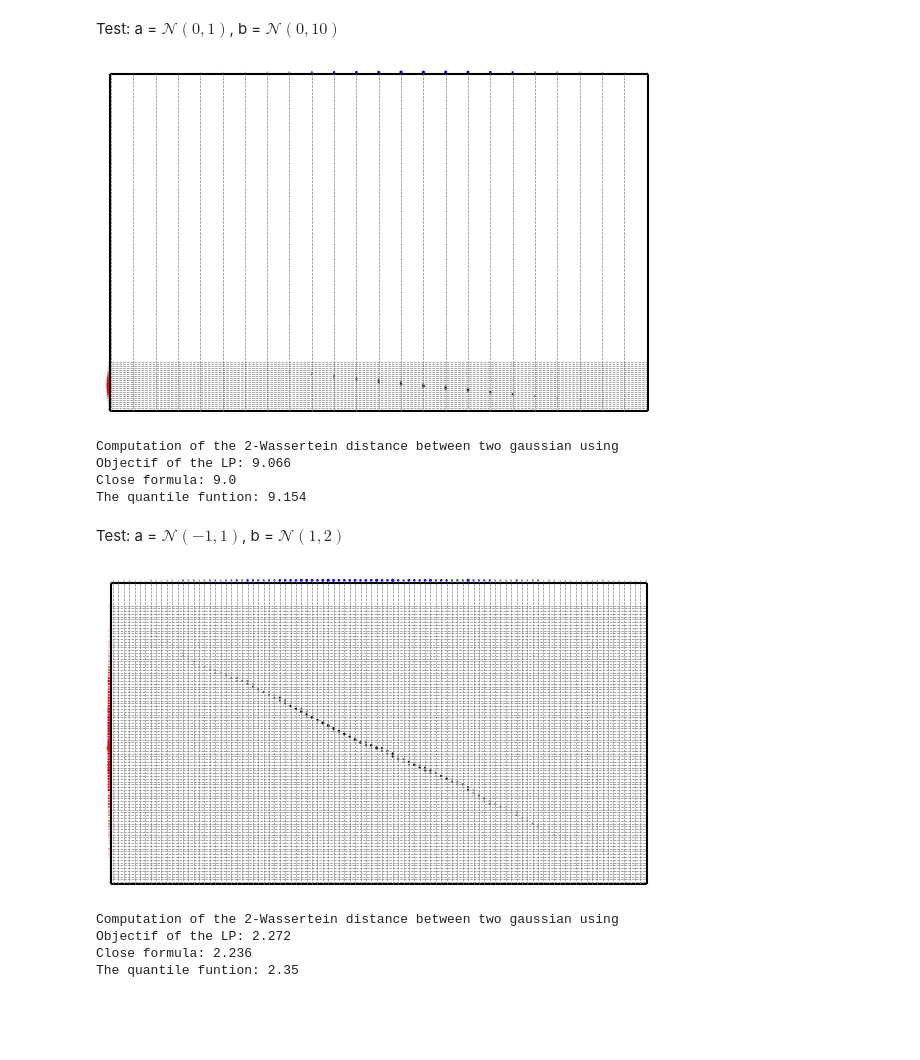
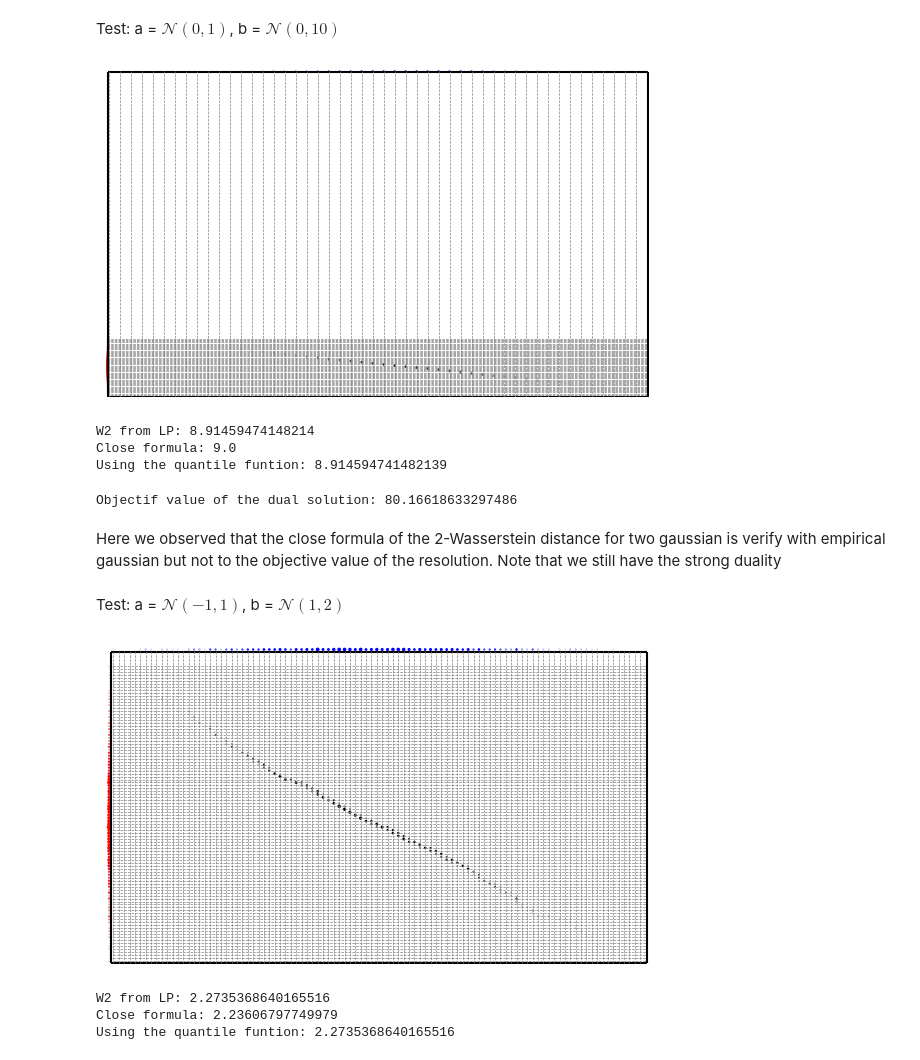
Before and after one commit to Nemo-phi/pt-ogre-ot, a Jupyter notebook: notebooks/notebook1.ipynb, the cells around one changed output. Drawn from its saved outputs; the diff is of its cells as text; code cells hidden in the pictures; blank space fills up the shorter version.

Commit message:
Change the notebook (#14)
* fix: correct 1D Wasserstein computation

* docs: update Phase 1 notebook results

```diff
--- a/notebooks/notebook1.ipynb
+++ b/notebooks/notebook1.ipynb
@@ -206,36 +204,39 @@ We observe that all values are closed
 # %% [markdown]
 Test: a = $\mathcal{N}(0, 1)$, b = $\mathcal{N}(0, 10)$
 # %%
-a7,x7,b7,y7,C7 = gaussian_gen(0,1,0,10, N=5000, n=25)
+a7,x7,b7,y7,C7 = gaussian_gen(0,1,0,10, N=5000, n=50)
 P7, obj7p = otdiscrete_primal(a7,b7,C7)
 
 plot_1D_transport(a7,x7,b7,y7,P7)
 
-print("Computation of the 2-Wassertein distance between two gaussian using" )
-print(f"Objectif of the LP: {np.sqrt(obj7p):.4g}")
+print("W2 from LP:", np.sqrt(obj7p))
 print("Close formula:", Gaussian_W2(0,1,0,10))
-print(f"The quantile funtion: {Wp_discrete(a7,x7,b7,y7,2):.4g}")
+print("Using the quantile funtion:", Wp_discrete(a7,x7,b7,y7,2))
 # %% [output]
-[figure, old version]
+[figure, new version]
-Computation of the 2-Wassertein distance between two gaussian using
-Objectif of the LP: 9.066
+W2 from LP: 8.91459474148214
 Close formula: 9.0
-The quantile funtion: 9.154
+Using the quantile funtion: 8.914594741482139
+# %%
+f7,g7, obj7d = otdiscrete_dual(a7,b7,C7)
+print("Objectif value of the dual solution:", obj7d)
+# %% [output]
+Objectif value of the dual solution: 80.16618633297486
+# %% [markdown]
+Here we observed that the close formula of the 2-Wasserstein distance for two gaussian is verify with empirical gaussian but not to the objective value of the resolution. Note that we still have the strong duality
 # %% [markdown]
 Test: a = $\mathcal{N}(-1, 1)$, b = $\mathcal{N}(1, 2)$
 # %%
-a8,x8,b8,y8,C8 = gaussian_gen(-1,1,1,2)
-P8, obj8p = otdiscrete_primal(a8,b8,C8)
+a,x,b,y,C = gaussian_gen(-1,1,1,2, n=100)
+P, obj = otdiscrete_primal(a,b,C)
 
-plot_1D_transport(a8,x8,b8,y8,P8)
+plot_1D_transport(a,x,b,y,P)
 
-print("Computation of the 2-Wassertein distance between two gaussian using" )
-print(f"Objectif of the LP: {np.sqrt(obj8p):.4g}")
-print(f"Close formula: {Gaussian_W2(-1,1,1,2):.4g}")
-print(f"The quantile funtion: {Wp_discrete(a8,x8,b8,y8,2):.4g}")
+print("W2 from LP:", np.sqrt(obj))
+print("Close formula:", Gaussian_W2(-1,1,1,2))
+print("Using the quantile funtion:", Wp_discrete(a,x,b,y,2))
 # %% [output]
-[figure, old version]
+[figure, new version]
-Computation of the 2-Wassertein distance between two gaussian using
-Objectif of the LP: 2.272
-Close formula: 2.236
-The quantile funtion: 2.35
+W2 from LP: 2.2735368640165516
+Close formula: 2.23606797749979
+Using the quantile funtion: 2.2735368640165516
```
Also changed, not shown: parts of 5 cells of this notebook.
